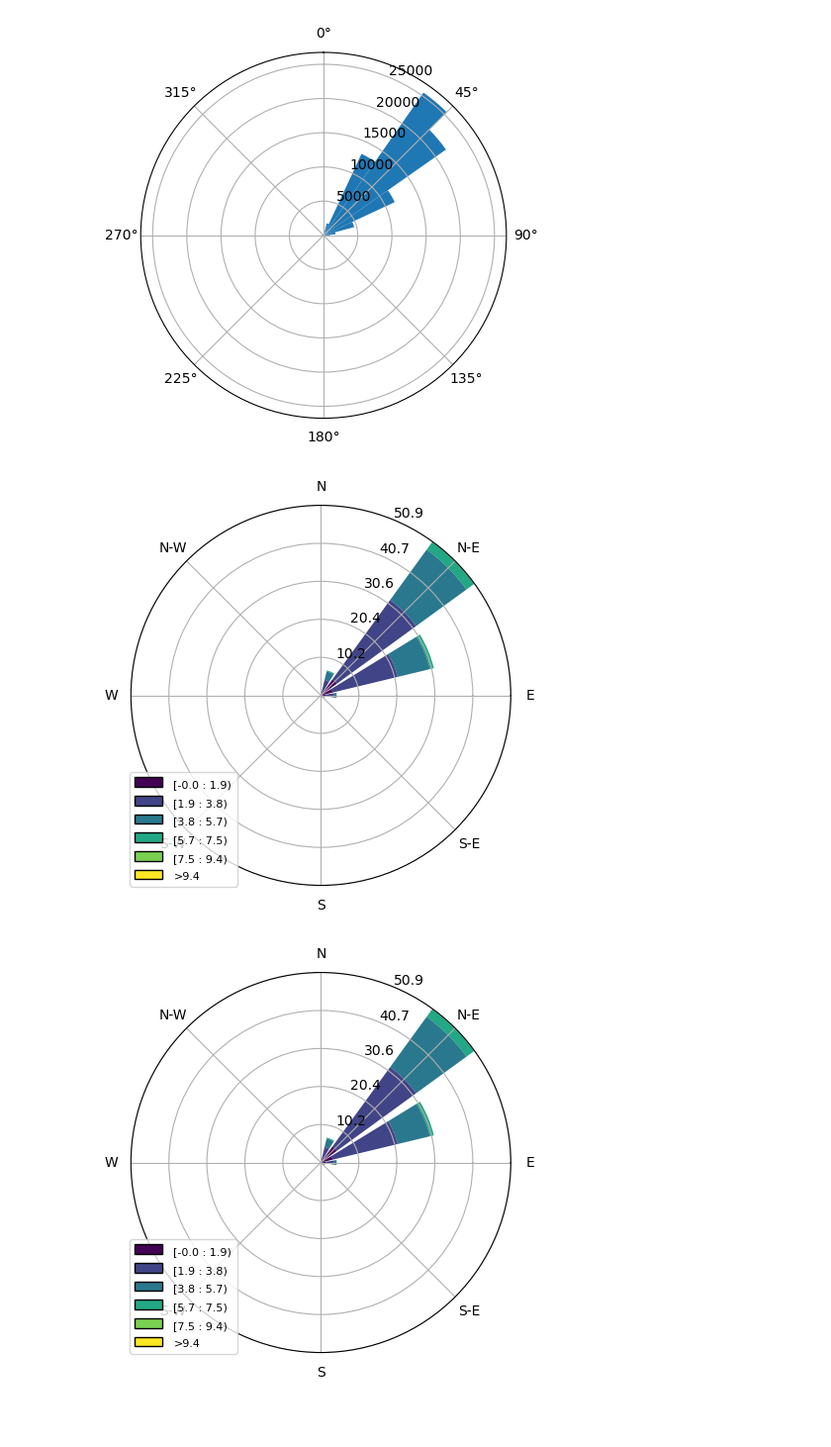
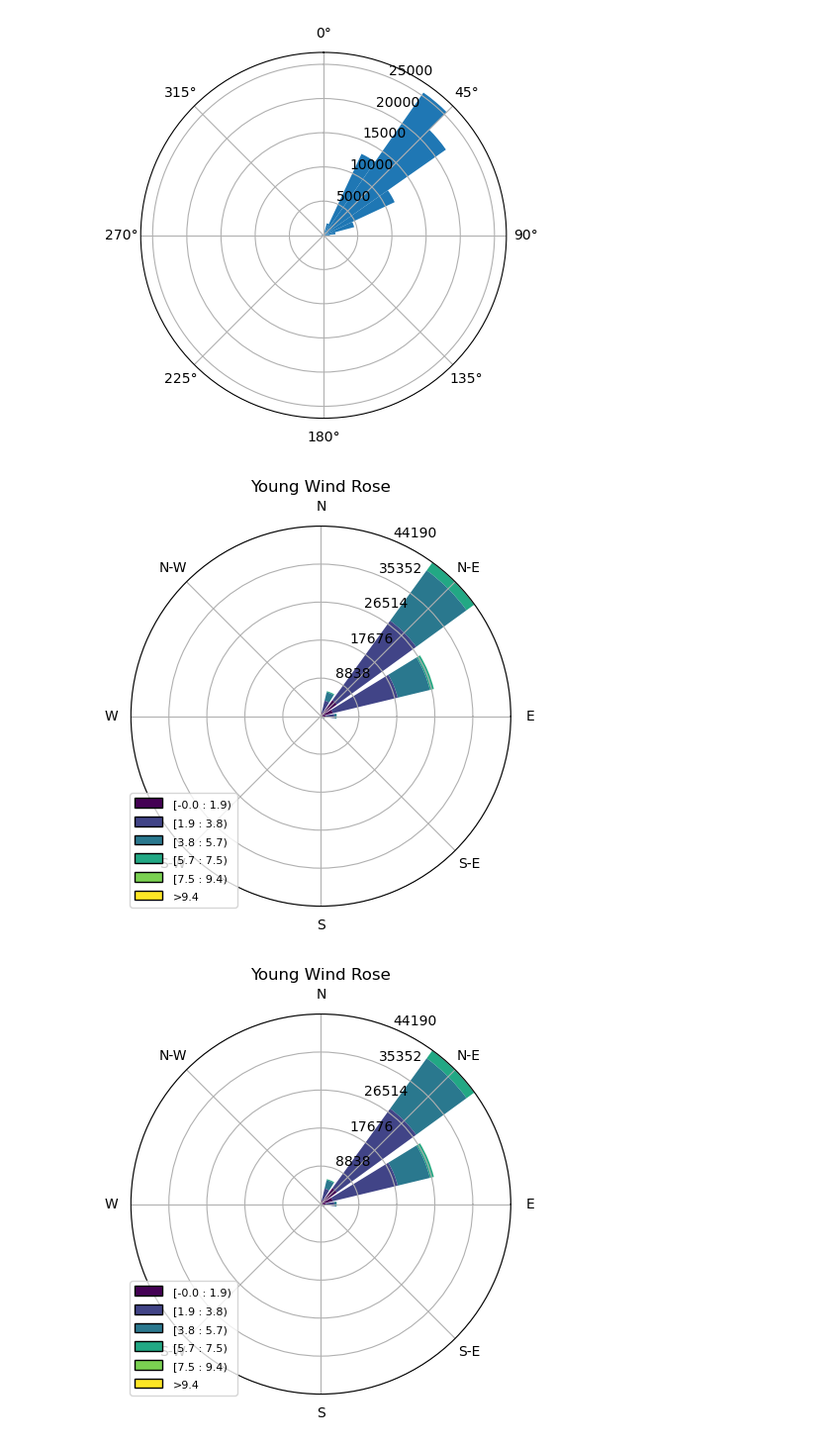
Before and after one commit to wx4stg/atmo-5351, a Jupyter notebook: project_data_analysis.ipynb, the cells around one changed output. Shown at 99% size. Drawn from its saved outputs; the diff is of its cells as text; code cells hidden in the pictures; blank space fills up the shorter version.

```diff
--- a/project_data_analysis.ipynb
+++ b/project_data_analysis.ipynb
@@ -9,16 +9,9 @@ from metpy.units import units
 from metpy import calc as mpcalc
 from windrose import WindroseAxes
 # %%
-# Read in the data
-file = '/Users/georgiaford/sggj_data.csv'
-instrumentation_project_dataset = pd.read_csv(file)
-gill_dataset = instrumentation_project_dataset
-# time is in seconds since 1904
-# code that fixes time
-
 file = 'sggj_data.csv'
-gill_dataset = pd.read_csv(file)
-dataset_time_array = np.array(gill_dataset['datetime'])
+dataset = pd.read_csv(file)
+dataset_time_array = np.array(dataset['datetime'])
 dataset_time_array_numpy = dataset_time_array.astype('datetime64[s]')
 time_correction = datetime(1970, 1, 1, 0, 0, 0) - datetime(1904, 1, 1, 0, 0, 0)
 time_correction_numpy = np.array([time_correction]).astype('timedelta64[s]')[0]
@@ -239,14 +232,14 @@ bars = ftWDAx.bar(edges, hist, width=width)
 def make_rose(wind_speed, wind_direction, title=None):
     fig = plt.figure()
     ax = WindroseAxes.from_ax(fig=fig)
-    ax.bar(wind_direction, wind_speed, normed=True)
+    ax.bar(wind_direction, wind_speed, normed=False)
     ax.set_legend()
     if title:
         ax.set_title(title)
     return fig
 # %%
-make_rose(dataset['youngWS'], dataset['youngWD'])
+make_rose(dataset['youngWS'], dataset['youngWD'], title='Young Wind Rose')
 # %% [output]
-[figure, old version]
+[figure, new version]
-[figure, old version]
+[figure, new version]
 # %%
```
Also changed, not shown: parts of 8 cells of this notebook.
